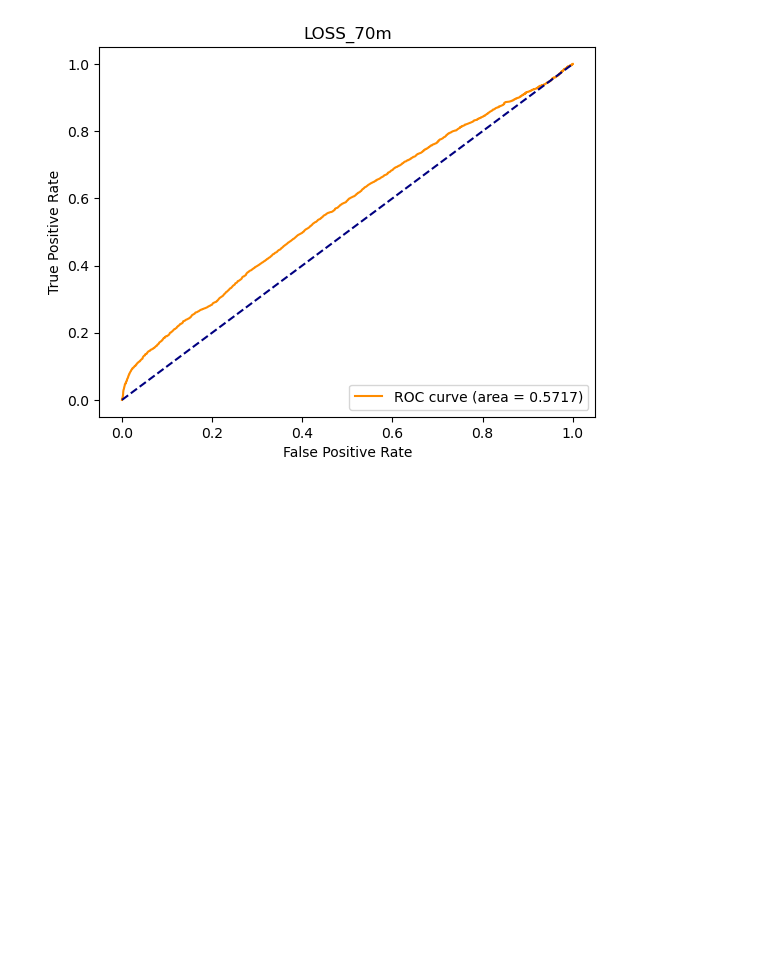
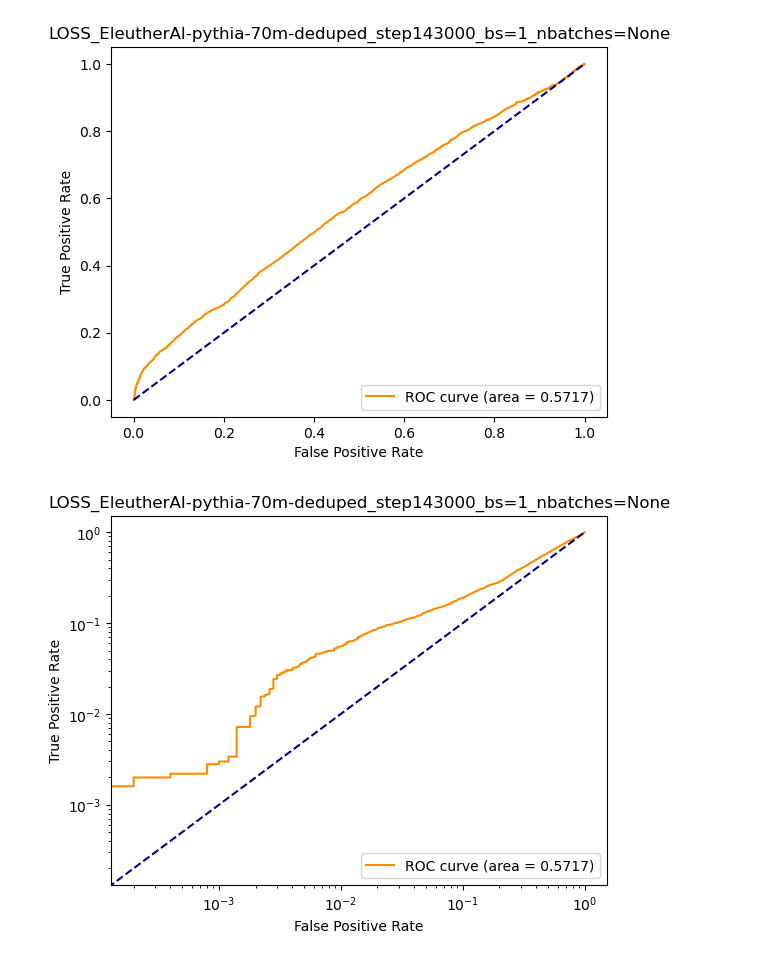
Before and after one commit to safr-ai-lab/pandora-llm, a Jupyter notebook: conduct_attack.ipynb, the cells around one changed output. Drawn from its saved outputs; the diff is of its cells as text; code cells hidden in the pictures; blank space fills up the shorter version.

```diff
--- a/conduct_attack.ipynb
+++ b/conduct_attack.ipynb
@@ -38,22 +38,24 @@ tokenizer = AutoTokenizer.from_pretrained("EleutherAI/pythia-70m-deduped")
 # %%
 training_dataloader = DataLoader(training_dataset, batch_size = 1, collate_fn=lambda batch: collate_fn(batch, tokenizer=tokenizer, length=max_length))
 validation_dataloader = DataLoader(validation_dataset, batch_size = 1, collate_fn=lambda batch: collate_fn(batch, tokenizer=tokenizer, length=max_length))
 
 LOSSer = LOSS(model_name, model_revision=model_revision, cache_dir=model_cache_dir)
 config = {
     "training_dl": training_dataloader,
     "validation_dl": validation_dataloader,
     "bs" : 1,
     "nbatches": None,
     "samplelength": None,
     "device": device
 }
 
 LOSSer.inference(config)
 
-LOSSer.attack_plot_ROC( "LOSS_70m", show_plot = True, save_name = "LOSS_70m", log_scale = False)
+LOSSer.attack_plot_ROC(log_scale = False)
+LOSSer.attack_plot_ROC(log_scale = True)
 # %% [output]
-[figure, old version]
+[figure, new version]
+[figure, added]
 # %%
 config_mope = {
     "training_dl": training_dataloader,
```
Also changed, not shown: parts of 1 cell of this notebook, 10 other files.
